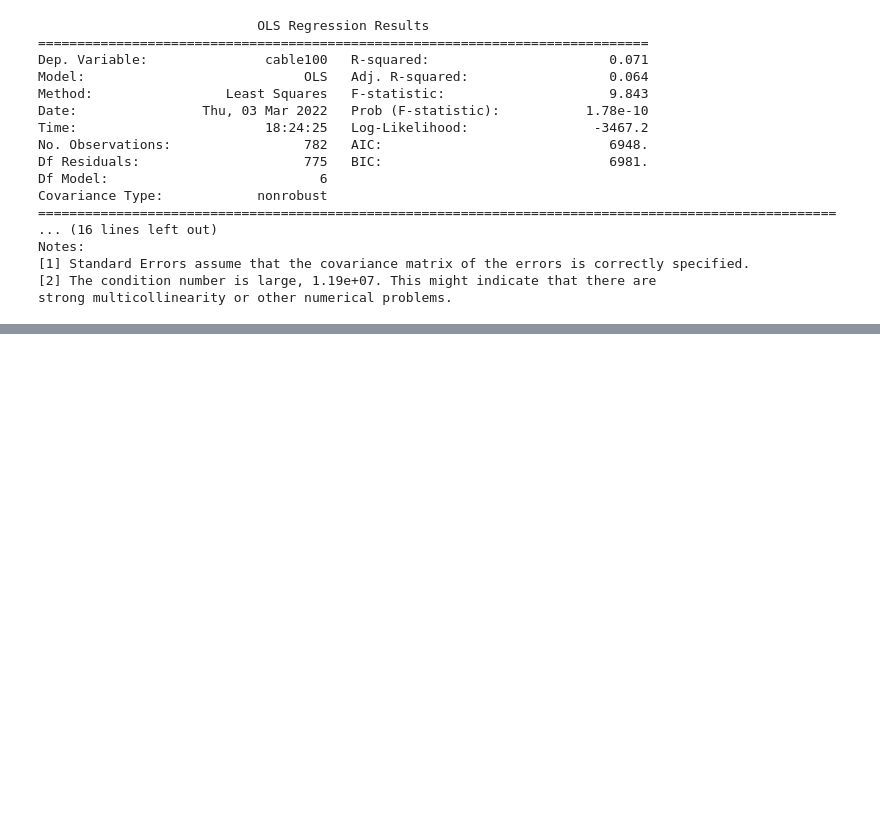
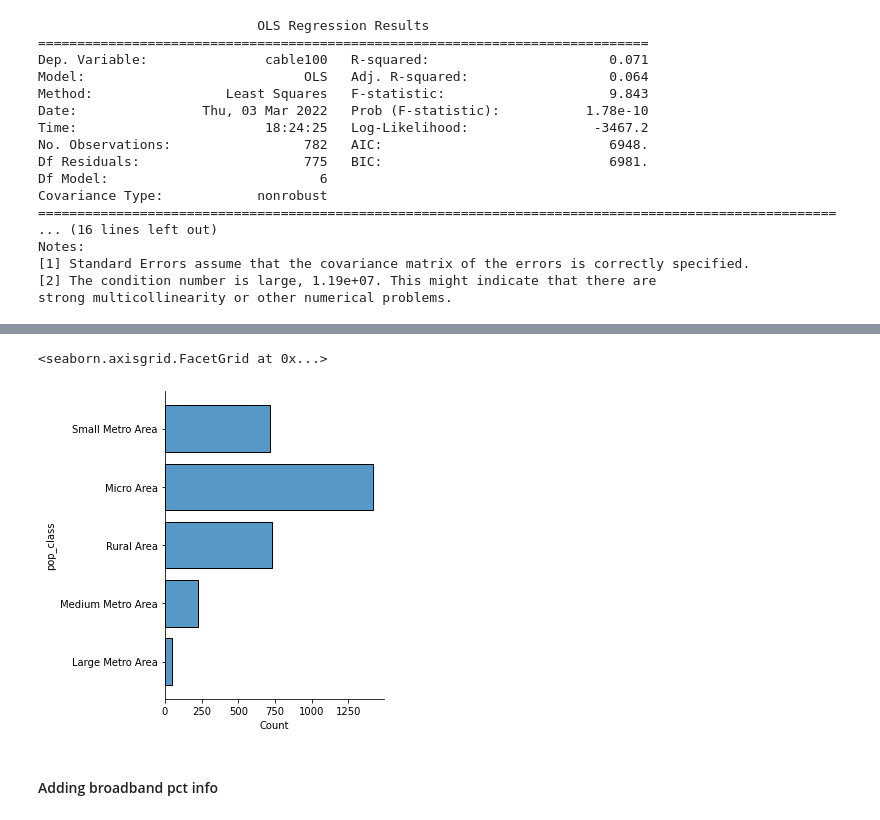
Before and after one commit to mosymns13/DS4A-Team13-Digital-Divide-Project, a Jupyter notebook: Exploration and Modeling.ipynb, the cells around one changed output, grey strips where cells are left out. Saved outputs shown, nothing was run; the diff lists cells and outputs as text; code cells hidden in the pictures; blank space fills up the shorter version.

```diff
--- a/Exploration and Modeling.ipynb
+++ b/Exploration and Modeling.ipynb
@@ -165,0 +269,8 @@ strong multicollinearity or other numerical problems.
+# %%
+# Quickly checking the distribution of pop_class label in this smaller dataset
+sns.displot(main_df, y="pop_class", discrete = True, shrink=.8)
+# %% [output]
+<seaborn.axisgrid.FacetGrid at 0x...>
+[figure, added]
+# %% [markdown]
+#### Adding broadband pct info
```
Also changed, not shown: parts of 19 cells of this notebook.
